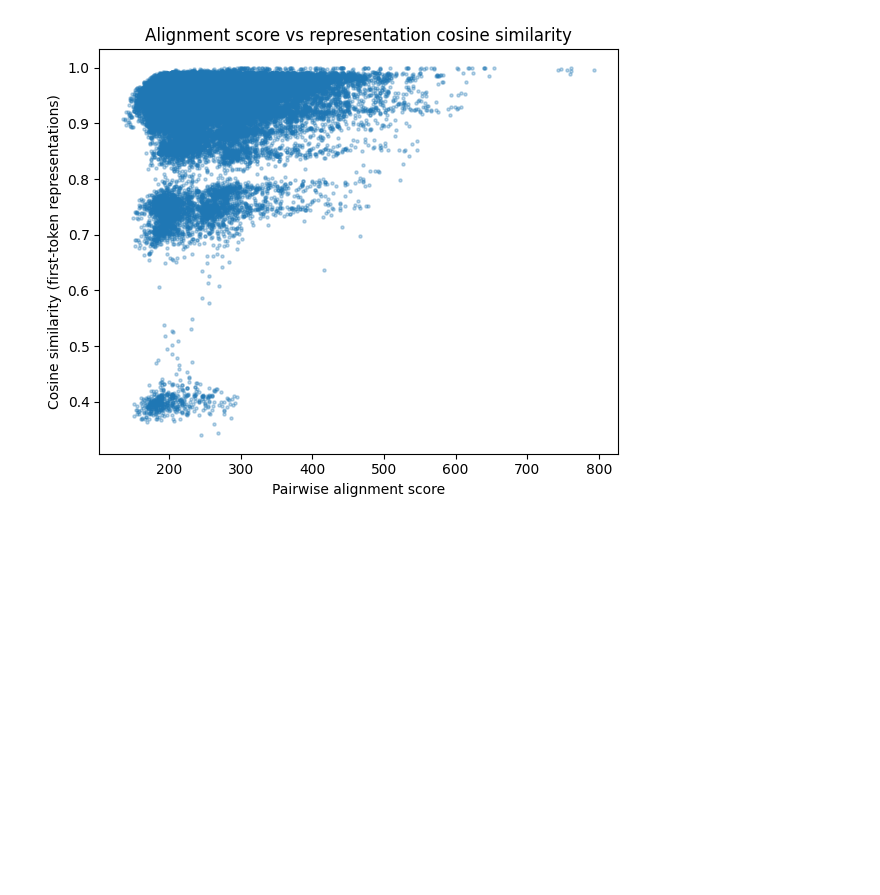
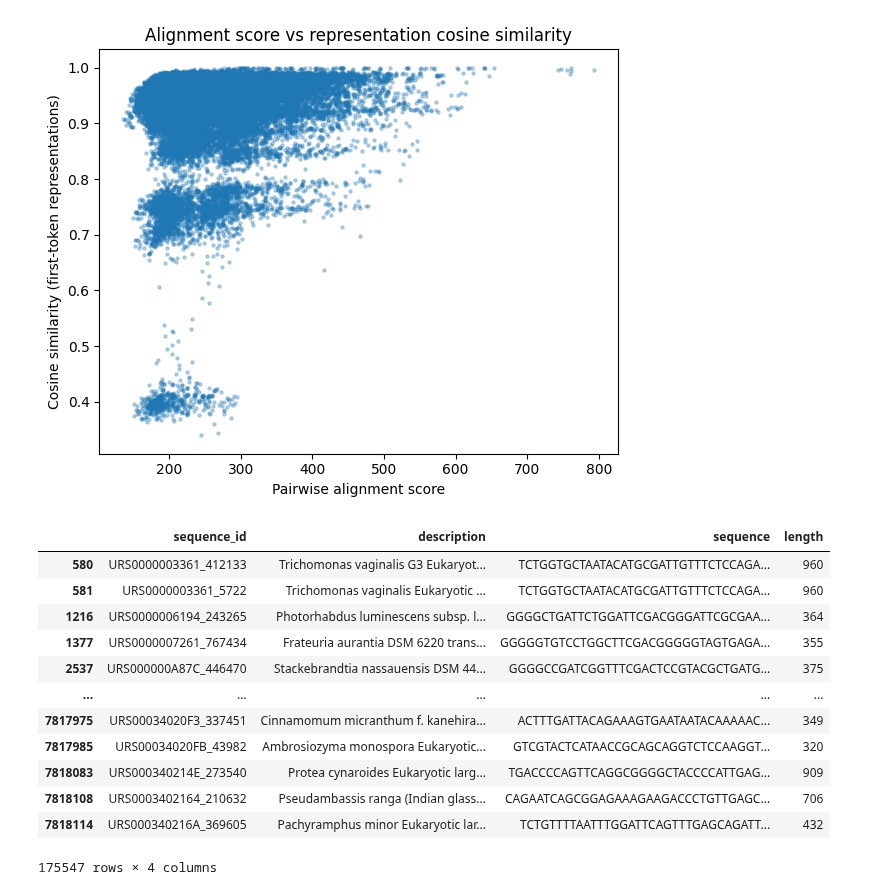
Before and after one commit to erenkumak/How-does-an-LLM-learn-the-language-of-RNA, a Jupyter notebook: bio6_project_representations_and_graphs.ipynb, the cells around one changed output. Saved outputs shown, nothing was run; the diff lists cells and outputs as text; code cells hidden in the pictures; blank space fills up the shorter version.

```diff
--- a/bio6_project_representations_and_graphs.ipynb
+++ b/bio6_project_representations_and_graphs.ipynb
@@ -220,3 +305,19 @@ plt.savefig("scatter_plot_alignment_representation", dpi=600, bbox_inches='tight
 plt.show()
 # %% [output]
 [figure]
+# %%
+fasta_df
+# %% [output]
+|  | sequence_id | description | sequence | length |
+| 580 | URS0000003361_412133 | Trichomonas vaginalis G3 Eukaryot... | TCTGGTGCTAATACATGCGATTGTTTCTCCAGA... | 960 |
+| 581 | URS0000003361_5722 | Trichomonas vaginalis Eukaryotic ... | TCTGGTGCTAATACATGCGATTGTTTCTCCAGA... | 960 |
+| 1216 | URS0000006194_243265 | Photorhabdus luminescens subsp. l... | GGGGCTGATTCTGGATTCGACGGGATTCGCGAA... | 364 |
+| 1377 | URS0000007261_767434 | Frateuria aurantia DSM 6220 trans... | GGGGGTGTCCTGGCTTCGACGGGGGTAGTGAGA... | 355 |
+| 2537 | URS000000A87C_446470 | Stackebrandtia nassauensis DSM 44... | GGGGCCGATCGGTTTCGACTCCGTACGCTGATG... | 375 |
+| ... | ... | ... | ... | ... |
+| 7817975 | URS00034020F3_337451 | Cinnamomum micranthum f. kanehira... | ACTTTGATTACAGAAAGTGAATAATACAAAAAC... | 349 |
+| 7817985 | URS00034020FB_43982 | Ambrosiozyma monospora Eukaryotic... | GTCGTACTCATAACCGCAGCAGGTCTCCAAGGT... | 320 |
+| 7818083 | URS000340214E_273540 | Protea cynaroides Eukaryotic larg... | TGACCCCAGTTCAGGCGGGGCTACCCCATTGAG... | 909 |
+| 7818108 | URS0003402164_210632 | Pseudambassis ranga (Indian glass... | CAGAATCAGCGGAGAAAGAAGACCCTGTTGAGC... | 706 |
+| 7818114 | URS000340216A_369605 | Pachyramphus minor Eukaryotic lar... | TCTGTTTTAATTTGGATTCAGTTTGAGCAGATT... | 432 |
+175547 rows × 4 columns
```
Also changed, not shown: parts of 7 cells of this notebook.
